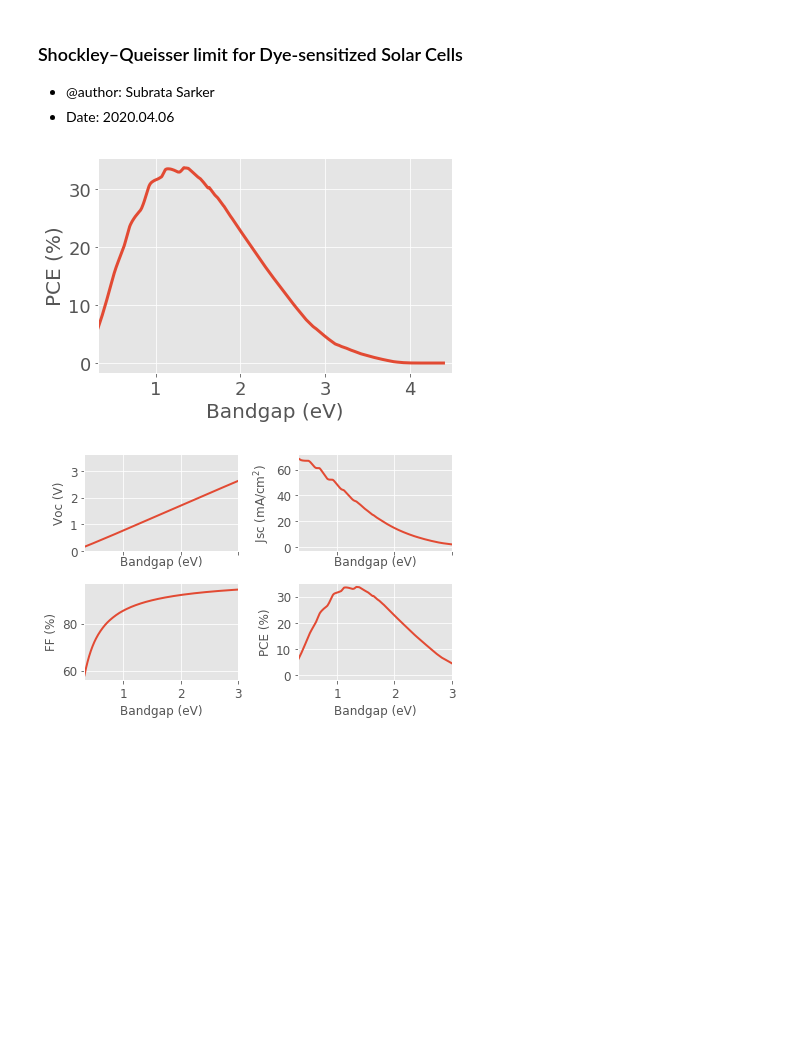
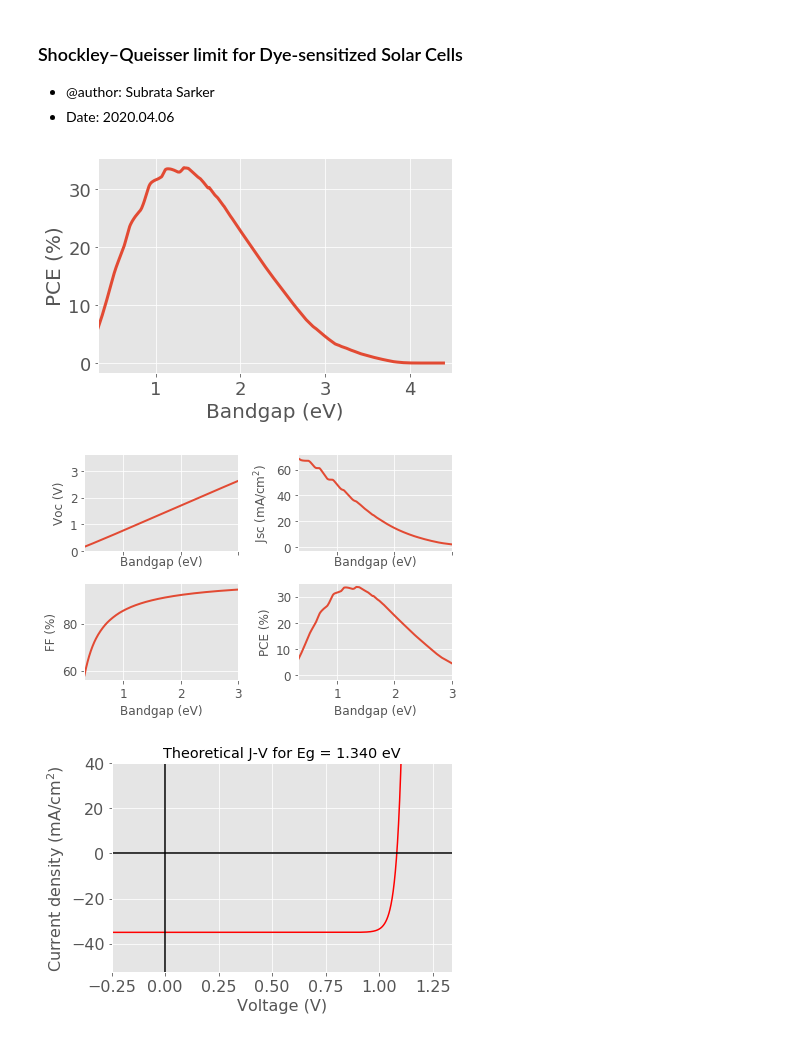
Before and after one commit to picklu/Shockley-Queisser-limit, a Jupyter notebook: SQ_limit_DSSCs.ipynb, the cells around one changed output. Drawn from its saved outputs; the diff is of its cells as text; code cells hidden in the pictures; blank space fills up the shorter version.

Commit message:
Plot a jV curve for Eg=1.34 eV

```diff
--- a/SQ_limit_DSSCs.ipynb
+++ b/SQ_limit_DSSCs.ipynb
@@ -319,8 +320,10 @@ class SQlim:
 # %%
 SQ = SQlim()
 SQ.plot()
 SQ.plotall()
+SQ.simulate_JV(1.34)
 plt.show()
 # %% [output]
 [figure]
 [figure]
+[figure, added]
```
Also changed, not shown: parts of 2 cells of this notebook.
